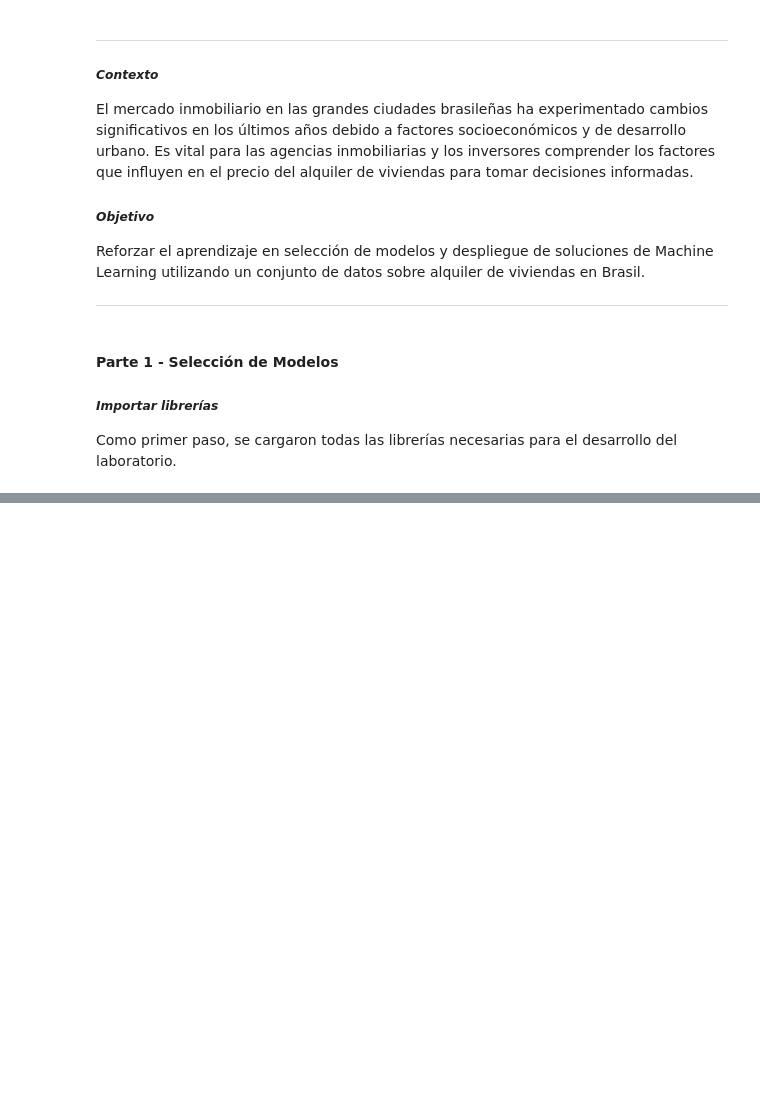
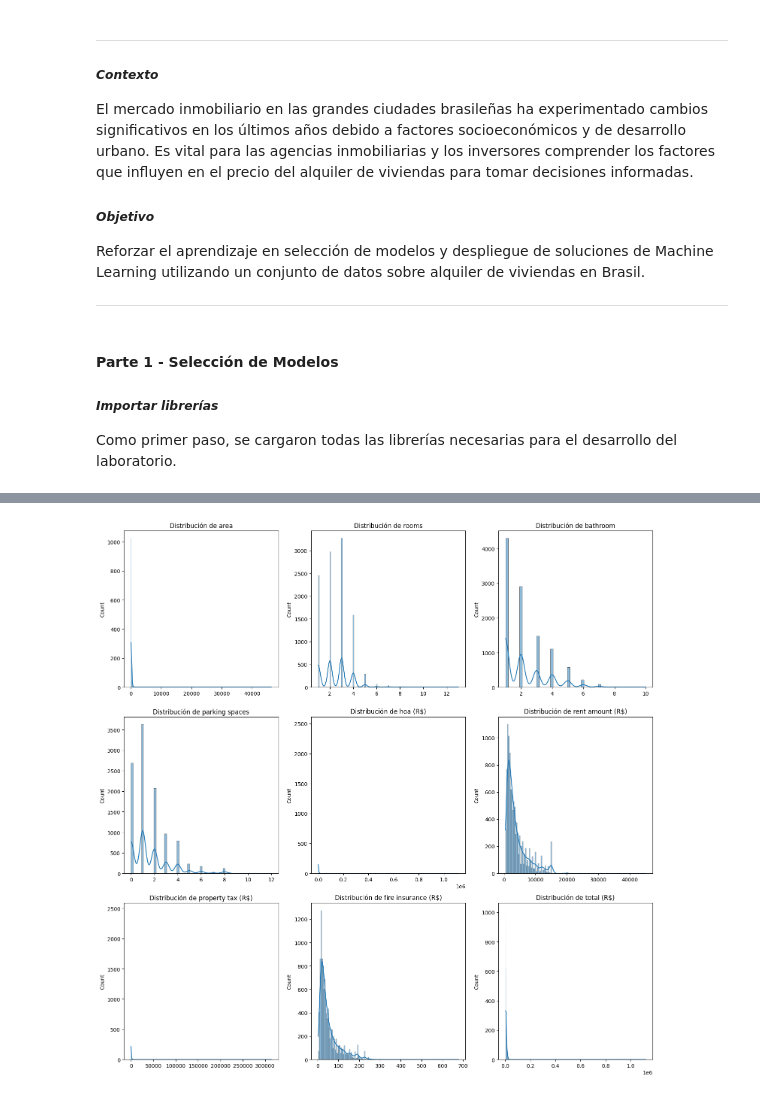
Before and after one commit to stefanoaragoni/Lab8_DataScience, a Jupyter notebook: lab8.ipynb, the cells around one changed output, grey strips where cells are left out. Cells and saved outputs as stored; diff of their text form; code cells hidden in the pictures; blank space fills up the shorter version.

```diff
--- a/lab8.ipynb
+++ b/lab8.ipynb
@@ -92,0 +99,19 @@ df.describe()
+# %%
+# variables numericas
+num_vars = df.select_dtypes(include=['float64', 'int64']).columns
+
+fig, axes = plt.subplots(3, 3, figsize=(15, 15))
+df_values = df[num_vars].values
+columns = df[num_vars].columns
+
+# Iterar a través de las filas y columnas de la cuadrícula
+for i in range(3):
+    for j in range(3):
+        column = columns[i * 3 + j]
+        sns.histplot(df_values[:, i * 3 + j], kde=True, ax=axes[i, j])
+        axes[i, j].set_title(f'Distribución de {column}')
+
+plt.tight_layout()
+plt.show()
+# %% [output]
+[figure, added]
```
Also changed, not shown: parts of 7 cells of this notebook.
